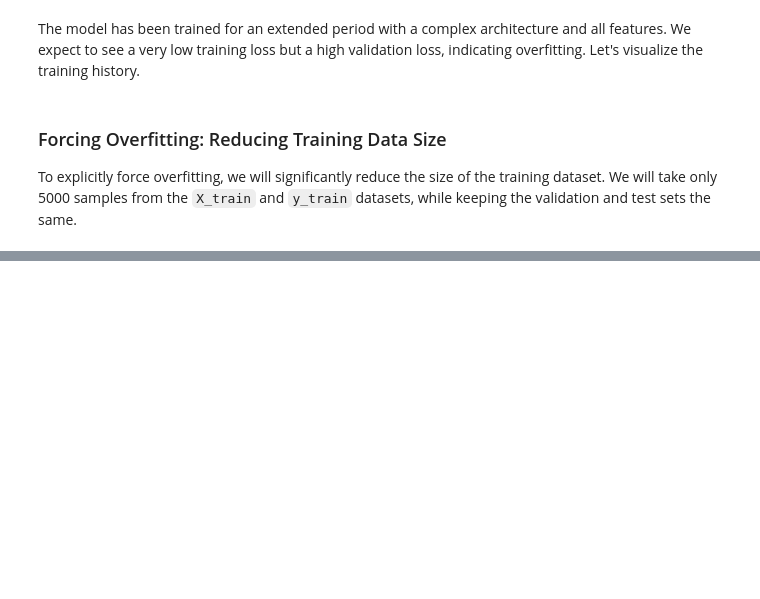
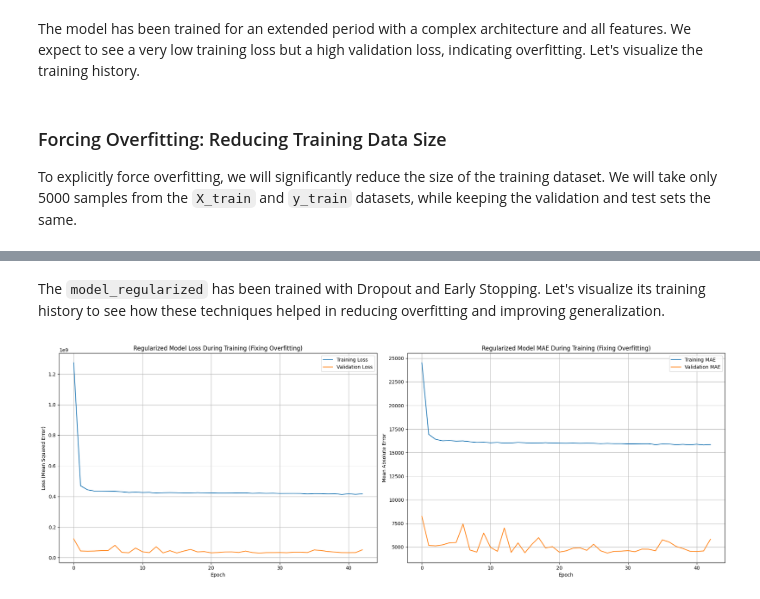
Before and after one commit to jahidurmahim/Machine_Learning_Laboratory, a Jupyter notebook: Underoverfit_Lab.ipynb, the cells around one changed output, grey strips where cells are left out. Drawn from its saved outputs; the diff is of its cells as text; code cells hidden in the pictures; blank space fills up the shorter version.

```diff
--- a/Underoverfit_Lab.ipynb
+++ b/Underoverfit_Lab.ipynb
@@ -324,0 +503,30 @@ Shape of y_val (unchanged): (37500,)
+# %% [markdown]
+The `model_regularized` has been trained with Dropout and Early Stopping. Let's visualize its training history to see how these techniques helped in reducing overfitting and improving generalization.
+# %%
+import matplotlib.pyplot as plt
+
+# Create a figure with two subplots side-by-side
+fig, ax = plt.subplots(1, 2, figsize=(20, 7)) # 1 row, 2 columns
+
+# Plot Training & Validation Loss values on the first subplot
+ax[0].plot(history_regularized.history['loss'], label='Training Loss')
+ax[0].plot(history_regularized.history['val_loss'], label='Validation Loss')
+ax[0].set_title('Regularized Model Loss During Training (Fixing Overfitting)')
+ax[0].set_xlabel('Epoch')
+ax[0].set_ylabel('Loss (Mean Squared Error)')
+ax[0].legend()
+ax[0].grid(True)
+
+# Plot Training & Validation MAE values on the second subplot
+ax[1].plot(history_regularized.history['mean_absolute_error'], label='Training MAE')
+ax[1].plot(history_regularized.history['val_mean_absolute_error'], label='Validation MAE')
+ax[1].set_title('Regularized Model MAE During Training (Fixing Overfitting)')
+ax[1].set_xlabel('Epoch')
+ax[1].set_ylabel('Mean Absolute Error')
+ax[1].legend()
+ax[1].grid(True)
+
+plt.tight_layout() # Adjust layout to prevent overlapping titles/labels
+plt.show()
+# %% [output]
+[figure, added]
```
Also changed, not shown: parts of 14 cells of this notebook.
